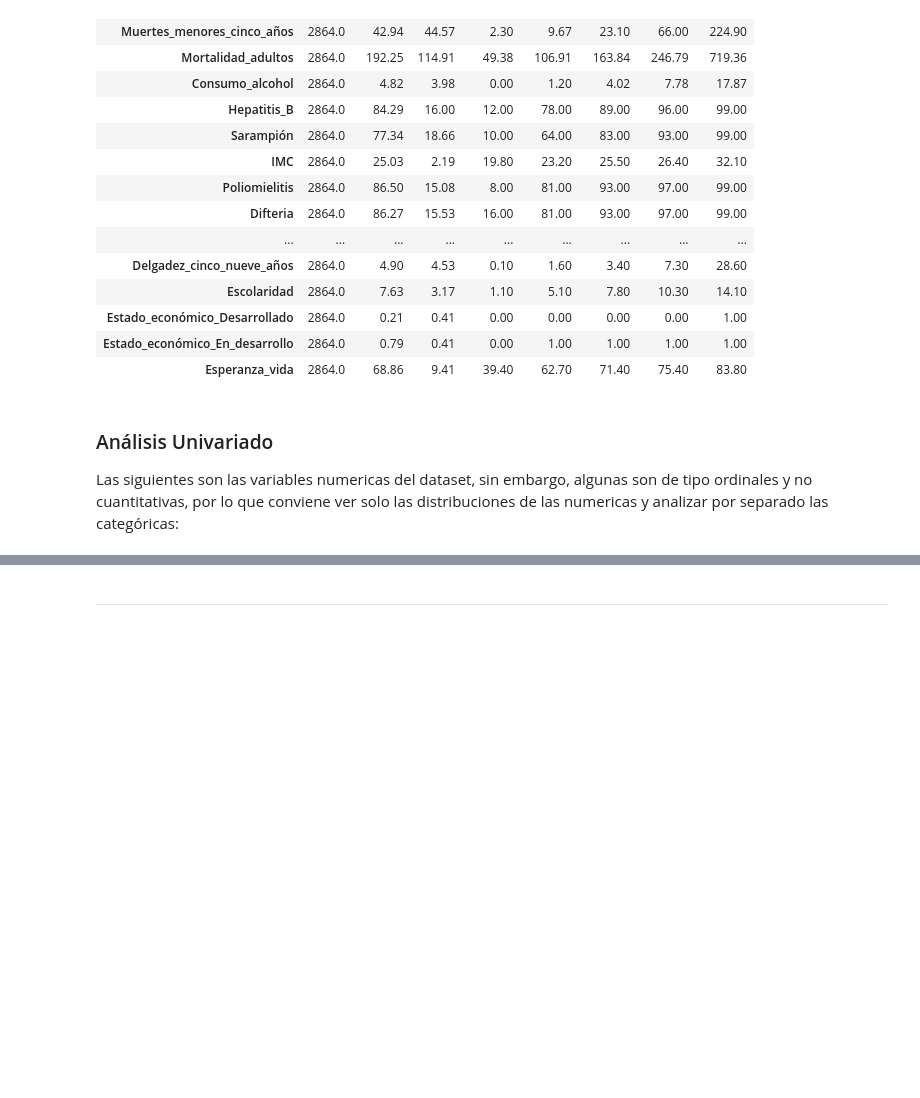
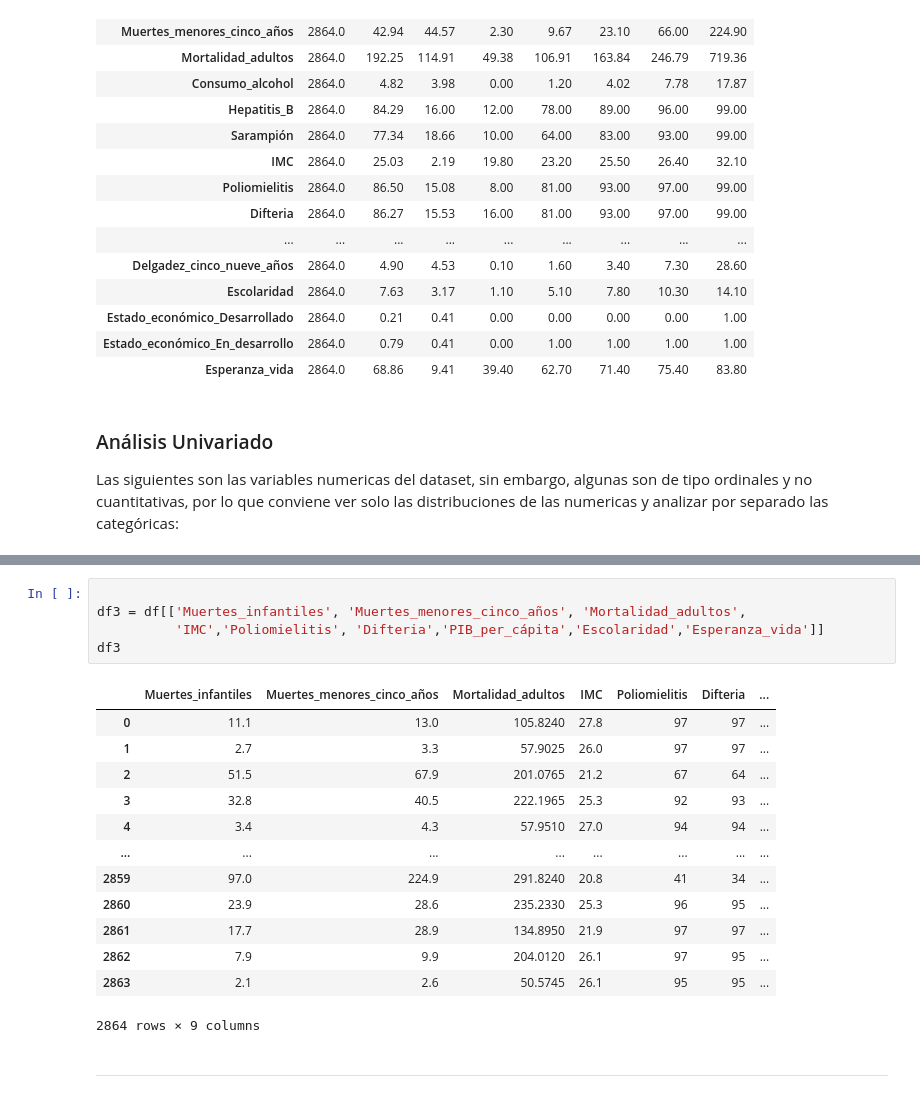
Before and after one commit to JuanPabloFerreras/ProyectoFinalDS, a Jupyter notebook: Proyecto_Final_JuanPablo_Ferreras.ipynb, the cells around one changed output, grey strips where cells are left out. Drawn from its saved outputs; the diff is of its cells as text; blank space fills up the shorter version.

```diff
--- a/Proyecto_Final_JuanPablo_Ferreras.ipynb
+++ b/Proyecto_Final_JuanPablo_Ferreras.ipynb
@@ -440,3 +407,22 @@ plt.show()
+# %%
+
+df3 = df[['Muertes_infantiles', 'Muertes_menores_cinco_años', 'Mortalidad_adultos',
+          'IMC','Poliomielitis', 'Difteria','PIB_per_cápita','Escolaridad','Esperanza_vida']]
+df3
+# %% [output]
+|  | Muertes_infantiles | Muertes_menores_cinco_años | Mortalidad_adultos | IMC | Poliomielitis | Difteria | ... |
+| 0 | 11.1 | 13.0 | 105.8240 | 27.8 | 97 | 97 | ... |
+| 1 | 2.7 | 3.3 | 57.9025 | 26.0 | 97 | 97 | ... |
+| 2 | 51.5 | 67.9 | 201.0765 | 21.2 | 67 | 64 | ... |
+| 3 | 32.8 | 40.5 | 222.1965 | 25.3 | 92 | 93 | ... |
+| 4 | 3.4 | 4.3 | 57.9510 | 27.0 | 94 | 94 | ... |
+| ... | ... | ... | ... | ... | ... | ... | ... |
+| 2859 | 97.0 | 224.9 | 291.8240 | 20.8 | 41 | 34 | ... |
+| 2860 | 23.9 | 28.6 | 235.2330 | 25.3 | 96 | 95 | ... |
+| 2861 | 17.7 | 28.9 | 134.8950 | 21.9 | 97 | 97 | ... |
+| 2862 | 7.9 | 9.9 | 204.0120 | 26.1 | 97 | 95 | ... |
+| 2863 | 2.1 | 2.6 | 50.5745 | 26.1 | 95 | 95 | ... |
+2864 rows × 9 columns
 # %% [markdown]
 
 
```
Also changed, not shown: parts of 4 cells of this notebook.
